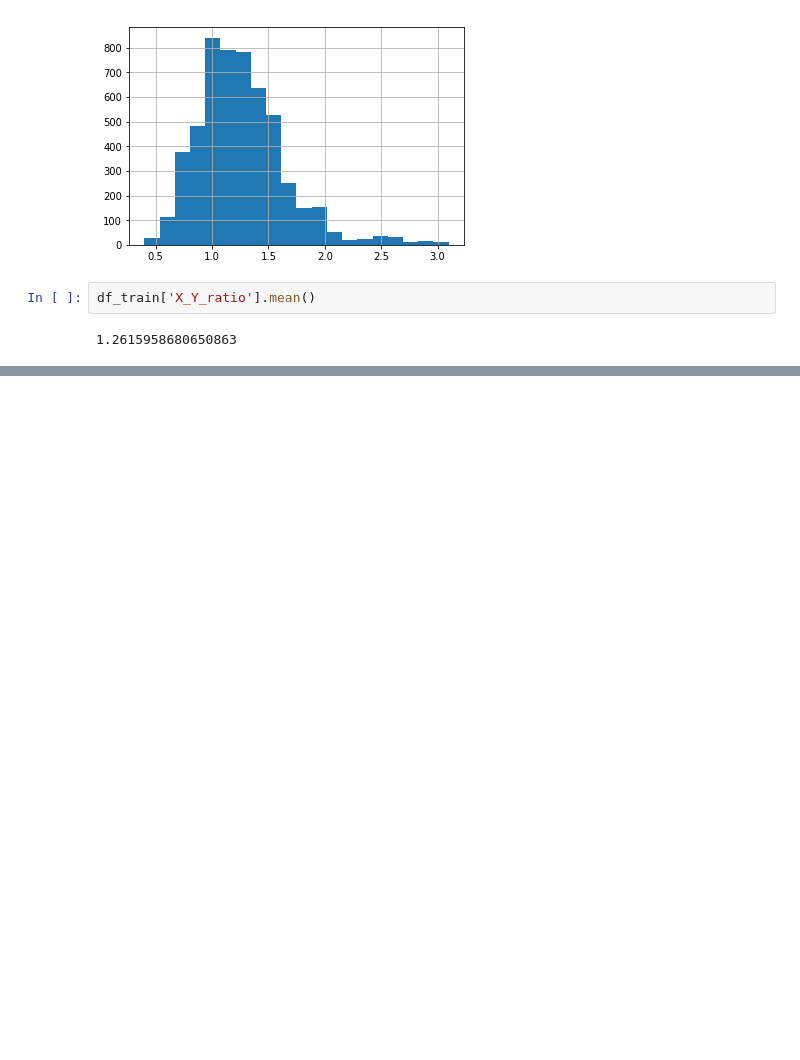
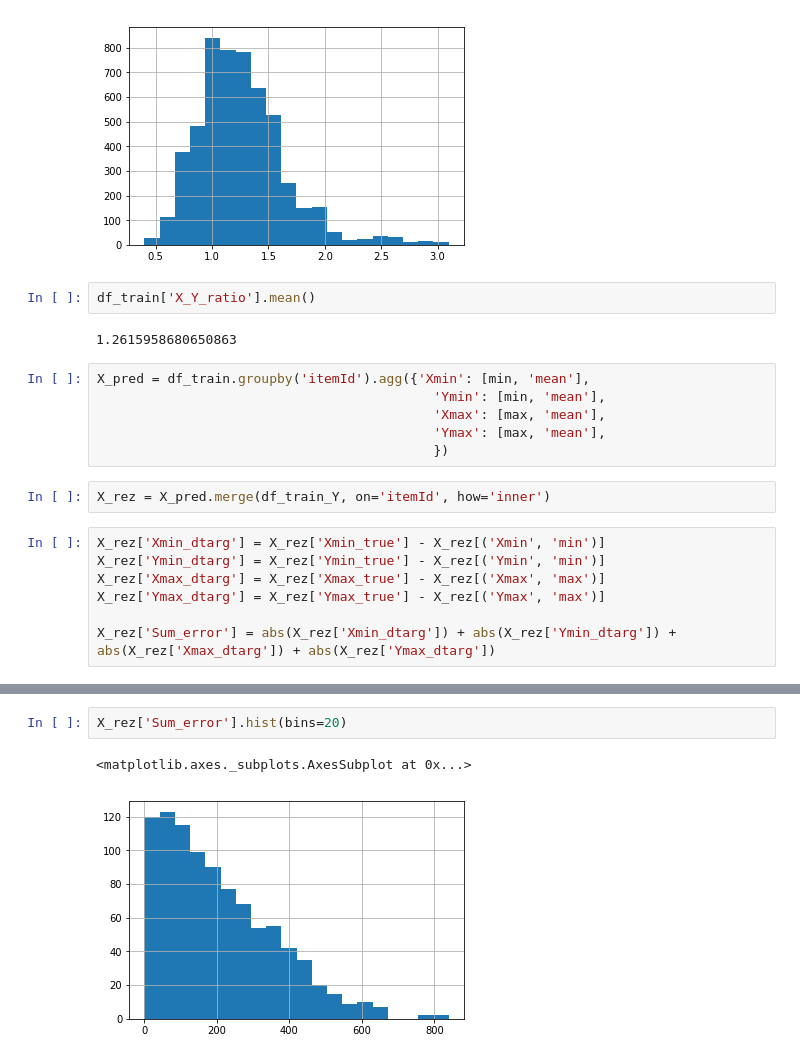
Before and after one commit to Dmitry513/BootCamp_Moderator, a Jupyter notebook: Target analisys.ipynb, the cells around one changed output, grey strips where cells are left out. Cells and saved outputs as stored; diff of their text form; blank space fills up the shorter version.

```diff
--- a/Target analisys.ipynb
+++ b/Target analisys.ipynb
@@ -47,3 +47,18 @@ df_train['X_Y_ratio'].hist(bins=20)
 df_train['X_Y_ratio'].mean()
 # %% [output]
 1.2615958680650863
+# %%
+X_pred = df_train.groupby('itemId').agg({'Xmin': [min, 'mean'],
+                                           'Ymin': [min, 'mean'],
+                                           'Xmax': [max, 'mean'],
+                                           'Ymax': [max, 'mean'],
+                                           })
+# %%
+X_rez = X_pred.merge(df_train_Y, on='itemId', how='inner')
+# %%
+X_rez['Xmin_dtarg'] = X_rez['Xmin_true'] - X_rez[('Xmin', 'min')]
+X_rez['Ymin_dtarg'] = X_rez['Ymin_true'] - X_rez[('Ymin', 'min')]
+X_rez['Xmax_dtarg'] = X_rez['Xmax_true'] - X_rez[('Xmax', 'max')]
+X_rez['Ymax_dtarg'] = X_rez['Ymax_true'] - X_rez[('Ymax', 'max')]
+
+X_rez['Sum_error'] = abs(X_rez['Xmin_dtarg']) + abs(X_rez['Ymin_dtarg']) + abs(X_rez['Xmax_dtarg']) + abs(X_rez['Ymax_dtarg'])
@@ -49,0 +74,5 @@ df_train['X_Y_ratio'].mean()
+# %%
+X_rez['Sum_error'].hist(bins=20)
+# %% [output]
+<matplotlib.axes._subplots.AxesSubplot at 0x...>
+[figure, added]
```
Also changed, not shown: parts of 3 cells of this notebook, 1 other file.
